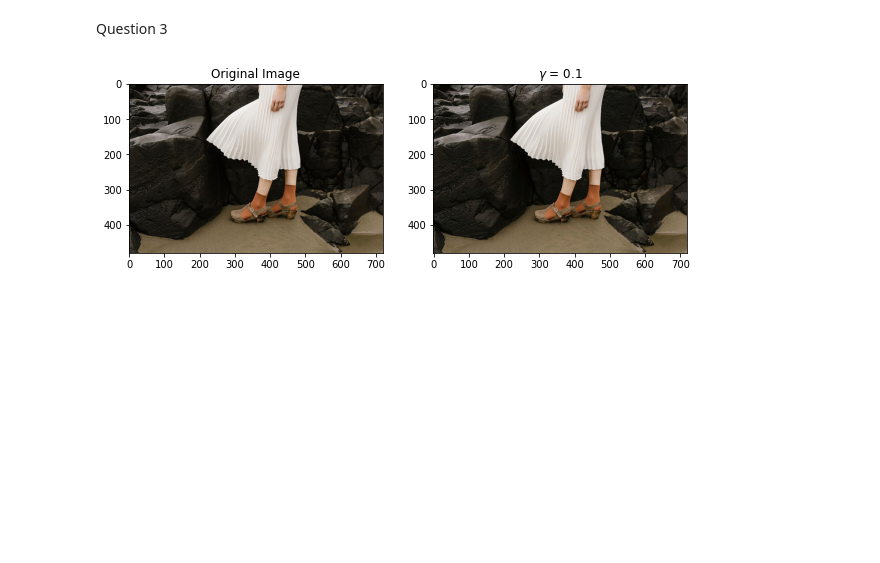
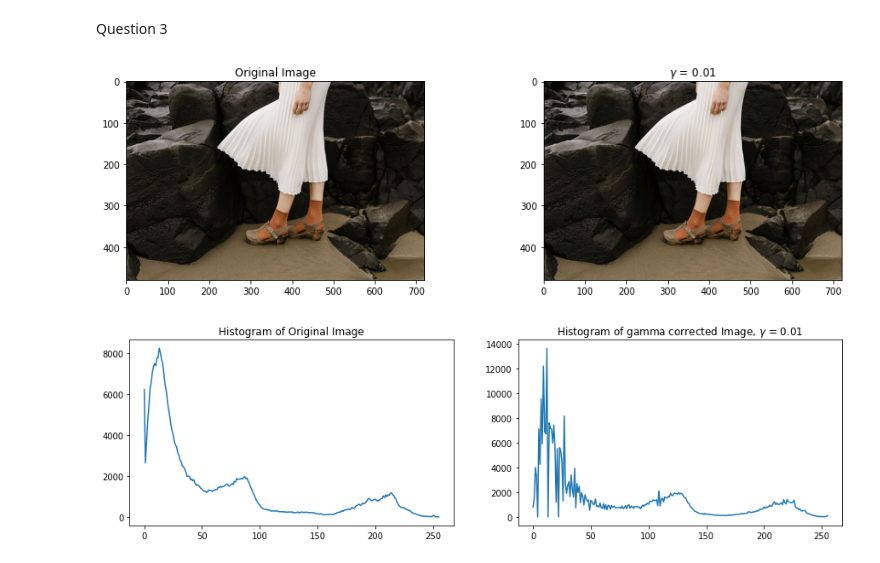
Before and after one commit to dulmi-99/Image-Processing-and-Machine-Vision, a Jupyter notebook: Assignments/Assignment 1/190107T_a01.ipynb, the cells around one changed output. Cells and saved outputs as stored; diff of their text form; code cells hidden in the pictures; blank space fills up the shorter version.

```diff
--- a/Assignments/Assignment 1/190107T_a01.ipynb
+++ b/Assignments/Assignment 1/190107T_a01.ipynb
@@ -92,25 +92,36 @@ Question 3
 # %%
 import numpy as np
 import cv2 as cv
 import matplotlib.pyplot as plt
 
 im =  cv.imread("highlights_and_shadows.jpg")
 assert im is not None
 
 im_lab = cv.cvtColor(im, cv.COLOR_BGR2Lab)
 (l,a,b)= cv.split(im_lab)
-gamma = 0.1
+
+gamma = 0.01
 g_transform = np.array([(p/255)**gamma*255 for p in range(0,256)]).astype(np.uint8)
 g_transformed = cv.LUT(l, g_transform)
+im_lab = cv.merge([l,a,b])
 
-im_lab2 = cv.merge([l,a,b])
+im_hist = cv.calcHist([im],[0],None,[256],[0,256])
+im_lab_hist = cv.calcHist([im_lab],[0],None,[256],[0,256])
 
 fig, ax = plt.subplots(1,2)
-fig.set_figwidth(10)
+fig.set_figwidth(15)
 ax[0].imshow(cv.cvtColor(im, cv.COLOR_BGR2RGB))
 ax[0].set_title("Original Image")
-ax[1].imshow(cv.cvtColor(im_lab2, cv.COLOR_Lab2RGB))
+ax[1].imshow(cv.cvtColor(im_lab, cv.COLOR_Lab2RGB))
 ax[1].set_title("$\gamma$ = "+ str(gamma))
+
+fig2, axis = plt.subplots(1,2)
+fig2.set_figwidth(15)
+axis[0].plot(im_hist)
+axis[0].set_title("Histogram of Original Image")
+axis[1].plot(im_lab_hist)
+axis[1].set_title("Histogram of gamma corrected Image, $\gamma$ = "+ str(gamma))
 plt.show()
 # %% [output]
-[figure, old version]
+[figure, new version]
+[figure, added]
```
